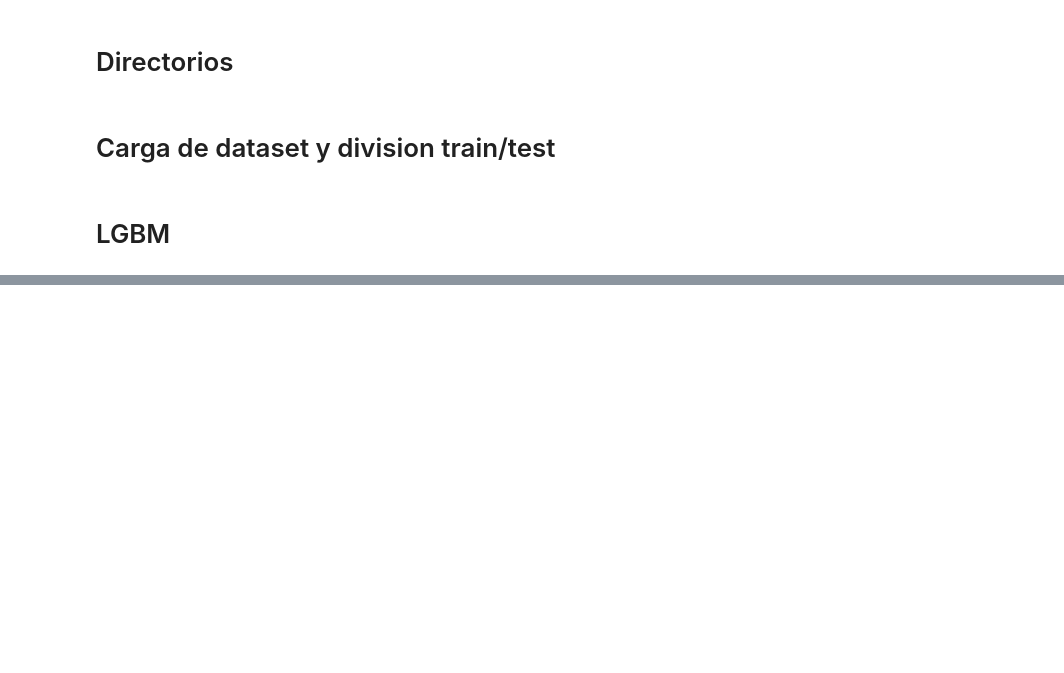
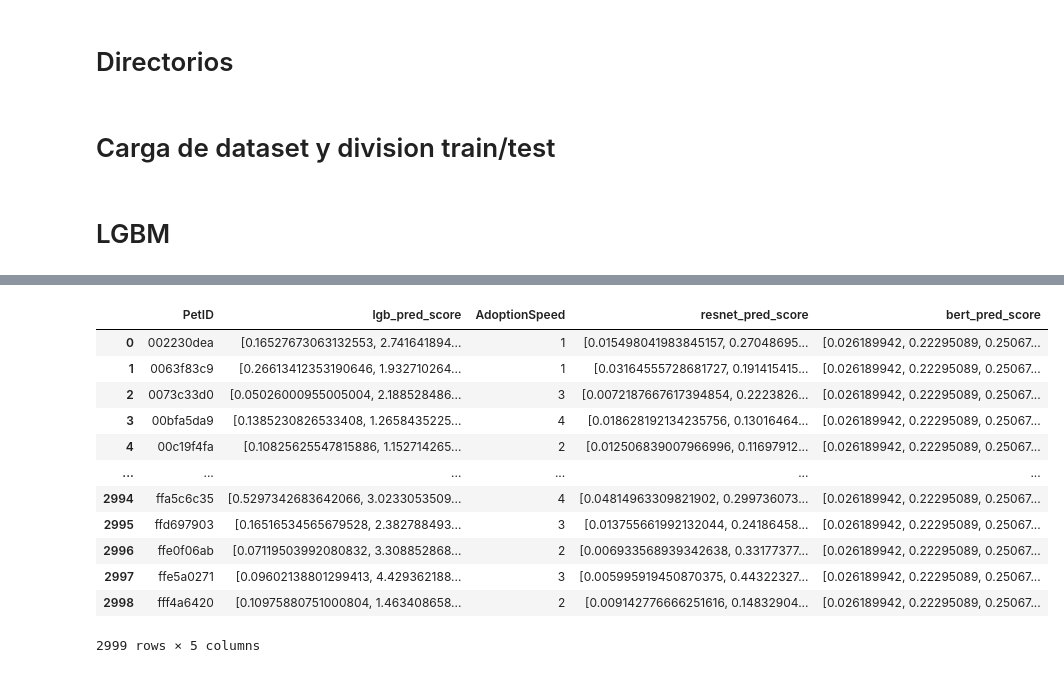
Before and after one commit to josekeh/UA_MDM_Labo2, a Jupyter notebook: trabajos/ensemble_Final.ipynb, the cells around one changed output, grey strips where cells are left out. Saved outputs shown, nothing was run; the diff lists cells and outputs as text; code cells hidden in the pictures; blank space fills up the shorter version.

```diff
--- a/trabajos/ensemble_Final.ipynb
+++ b/trabajos/ensemble_Final.ipynb
@@ -143,0 +192,21 @@ Vamos por la iteracion 20
+# %%
+def perturbar_y_normalizar(preds, ruido=0.05):
+    # Convertir a array
+    arr = np.array(preds, dtype=float)
+
+    # Agregar ruido aleatorio uniforme entre [-ruido, +ruido]
+    perturbacion = np.random.uniform(-ruido, ruido, size=arr.shape)
+    arr = arr + perturbacion
+
+    # Evitar negativos
+    arr = np.clip(arr, 0, None)
+
+    # Normalizar para que sume 1
+    if arr.sum() == 0:
+        arr = np.ones_like(arr) / len(arr)
+    else:
+        arr = arr / arr.sum()
+
+    return arr
+# %%
+lgb_dataset2["pred"] = lgb_dataset2["pred"].apply(lambda x: perturbar_y_normalizar(x))
@@ -143,0 +223,12 @@ Vamos por la iteracion 20
+# %%
+# Cargamos el dataset
+MODEL_NAME = '06 Bert'
+
+MODEL_VERSION = '1.1'
+
+study_bert = optuna.create_study(direction='maximize',
+                            storage="sqlite:///../work/db.sqlite3",  # Specify the storage URL here.
+                            study_name=f'{MODEL_NAME}_{MODEL_VERSION}',
+                            load_if_exists = True)
+
+bert_dataset = load(os.path.join(PATH_TO_OPTUNA_ARTIFACTS,get_artifact_filename(study_bert,'test')))
@@ -143,0 +243,20 @@ Vamos por la iteracion 20
+# %%
+merged_datasets = lgb_dataset[['PetID', 'pred', 'AdoptionSpeed']].rename({'pred':'lgb_pred_score'},axis=1).merge(lgb_dataset2[['PetID', 'pred']].rename({'pred':'resnet_pred_score'},axis=1),
+                  on='PetID', how='outer').merge(bert_dataset[['PetID', 'pred']].rename({'pred':'bert_pred_score'},axis=1),
+                  on='PetID', how='outer')
+# %%
+merged_datasets
+# %% [output]
+|  | PetID | lgb_pred_score | AdoptionSpeed | resnet_pred_score | bert_pred_score |
+| 0 | 002230dea | [0.16527673063132553, 2.741641894... | 1 | [0.015498041983845157, 0.27048695... | [0.026189942, 0.22295089, 0.25067... |
+| 1 | 0063f83c9 | [0.26613412353190646, 1.932710264... | 1 | [0.03164555728681727, 0.191415415... | [0.026189942, 0.22295089, 0.25067... |
+| 2 | 0073c33d0 | [0.05026000955005004, 2.188528486... | 3 | [0.0072187667617394854, 0.2223826... | [0.026189942, 0.22295089, 0.25067... |
+| 3 | 00bfa5da9 | [0.1385230826533408, 1.2658435225... | 4 | [0.018628192134235756, 0.13016464... | [0.026189942, 0.22295089, 0.25067... |
+| 4 | 00c19f4fa | [0.10825625547815886, 1.152714265... | 2 | [0.012506839007966996, 0.11697912... | [0.026189942, 0.22295089, 0.25067... |
+| ... | ... | ... | ... | ... | ... |
+| 2994 | ffa5c6c35 | [0.5297342683642066, 3.0233053509... | 4 | [0.04814963309821902, 0.299736073... | [0.026189942, 0.22295089, 0.25067... |
+| 2995 | ffd697903 | [0.16516534565679528, 2.382788493... | 3 | [0.013755661992132044, 0.24186458... | [0.026189942, 0.22295089, 0.25067... |
+| 2996 | ffe0f06ab | [0.07119503992080832, 3.308852868... | 2 | [0.006933568939342638, 0.33177377... | [0.026189942, 0.22295089, 0.25067... |
+| 2997 | ffe5a0271 | [0.09602138801299413, 4.429362188... | 3 | [0.005995919450870375, 0.44322327... | [0.026189942, 0.22295089, 0.25067... |
+| 2998 | fff4a6420 | [0.10975880751000804, 1.463408658... | 2 | [0.009142776666251616, 0.14832904... | [0.026189942, 0.22295089, 0.25067... |
+2999 rows × 5 columns
```
Also changed, not shown: parts of 51 cells of this notebook, 2 other files.
